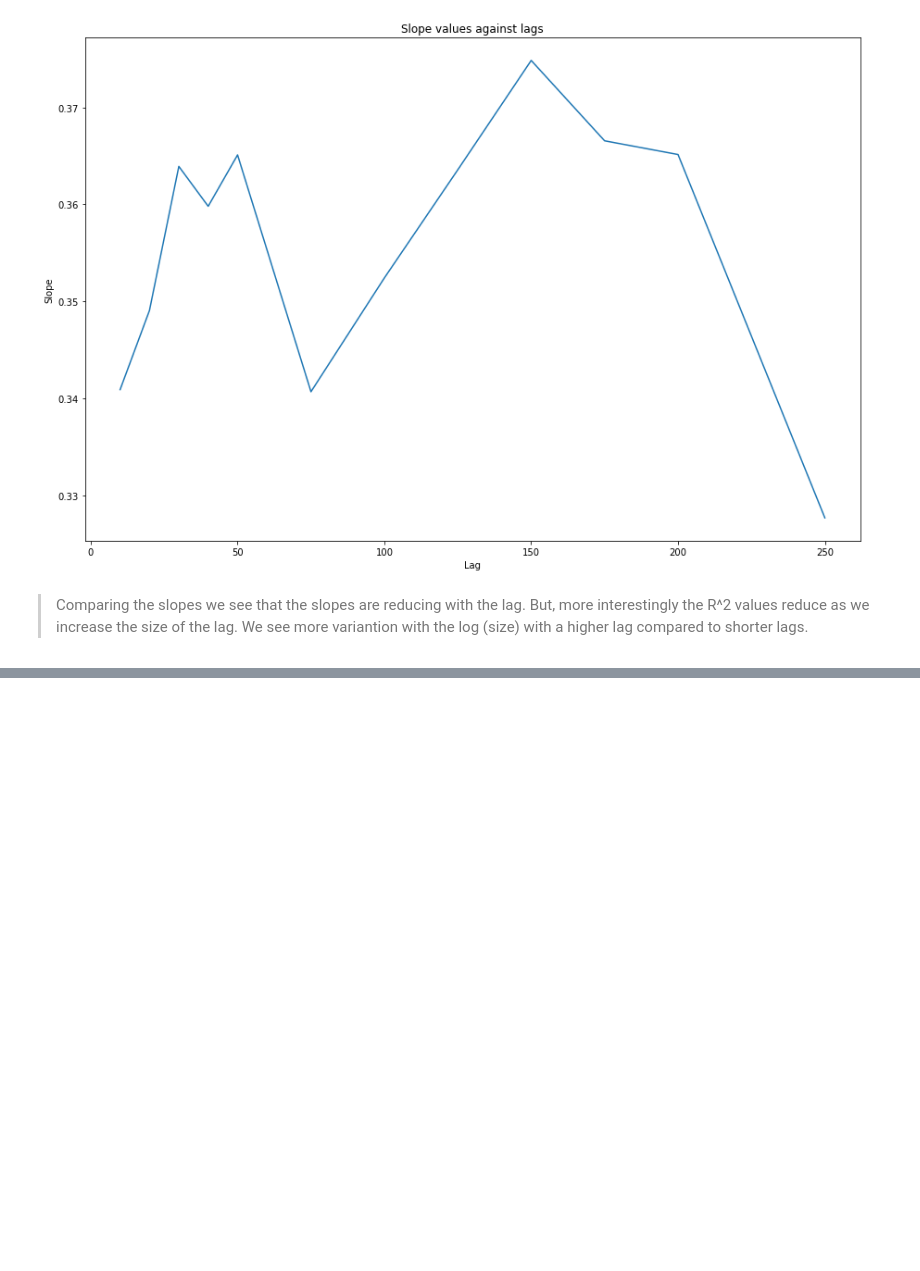
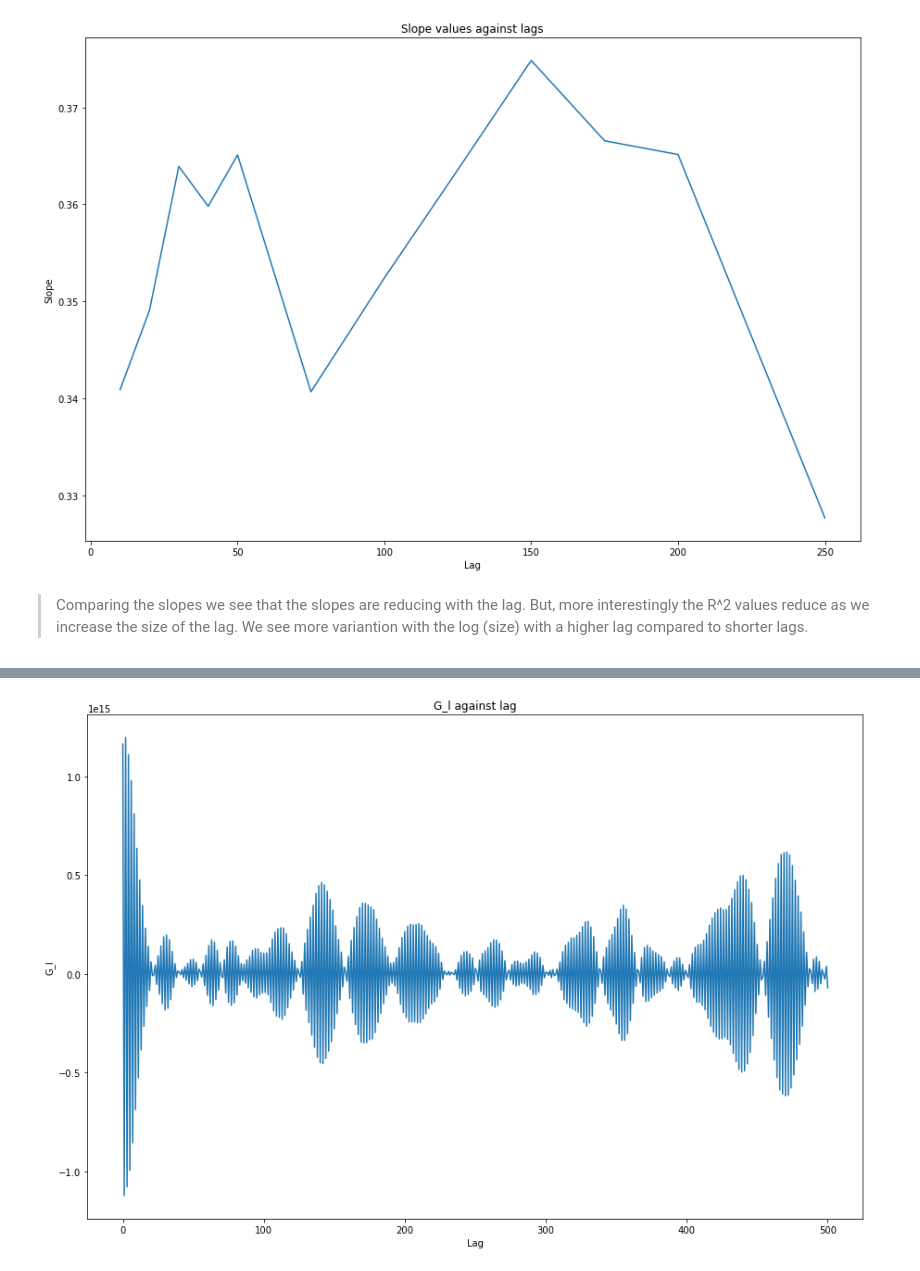
Before and after one commit to alanwake47/FINM-37601-Mathematical-Market-Microstructure, a Jupyter notebook: hw3/hw3_aman.ipynb, the cells around one changed output, grey strips where cells are left out. Saved outputs shown, nothing was run; the diff lists cells and outputs as text; code cells hidden in the pictures; blank space fills up the shorter version.

```diff
--- a/hw3/hw3_aman.ipynb
+++ b/hw3/hw3_aman.ipynb
@@ -478,0 +375,13 @@ TypeError: only integer scalar arrays can be converted to a scalar index
+# %%
+def calculate_auto_correlation(df, max_lag):
+    # Extract the 'Sign' column
+    sign_series = df['Sign']
+    auto_correlation = []
+
+    for lag in range(1, max_lag + 1):
+        auto_correlation.append(sign_series.autocorr(lag=lag))
+
+    return auto_correlation
+
+max_lag = 500
+c_l = calculate_auto_correlation(df, max_lag)
@@ -478,0 +390,33 @@ TypeError: only integer scalar arrays can be converted to a scalar index
+# %%
+num_lags = 501
+V_bar = df['Size'].mean()  # Assuming df and Size are correctly defined
+alpha = 10
+V_bar_alpha = V_bar ** alpha
+
+A = np.zeros((num_lags, num_lags))
+B = np.array(Rl_tilde_results) * V_bar_alpha  # Multiply each Rl_tilde by V̅^α
+
+# Fill in the coefficients for matrix A based on the equation
+for l in range(1, num_lags + 1):
+    for t_prime in range(1, num_lags + 1):
+        if t_prime <= l:
+            # For 0 < t' ≤ l, use c(t' - l)
+            A[l-1, t_prime-1] = c_l[abs(t_prime - l) - 1]
+        else:
+            # For t' > l, use c(t' - l)
+            A[l-1, t_prime-1] = -c_l[abs(t_prime - l) - 1]  # Negative because of the subtraction in the equation
+
+# Now, A and B are set up for solving the linear system AX = B
+
+# Solve the system AX = B
+G_l = solve(A, B)
+# %%
+#plot G_l
+plt.figure(figsize=(15, 10))
+plt.plot(G_l)
+plt.xlabel('Lag')
+plt.ylabel('G_l')
+plt.title('G_l against lag')
+plt.show()
+# %% [output]
+[figure, added]
```
Also changed, not shown: parts of 4 cells of this notebook.
